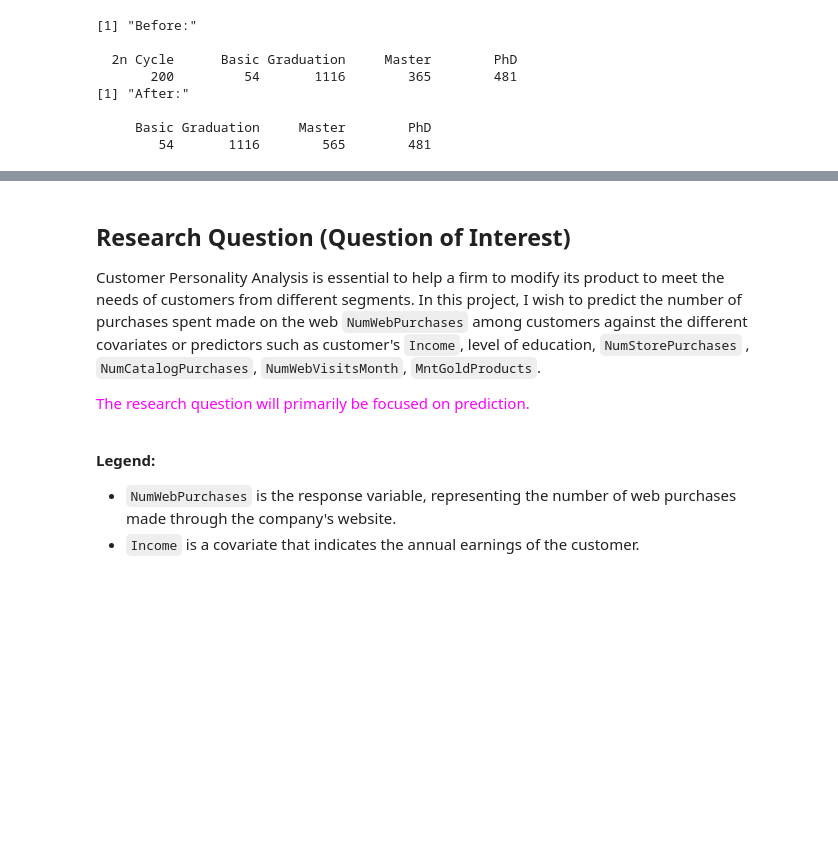
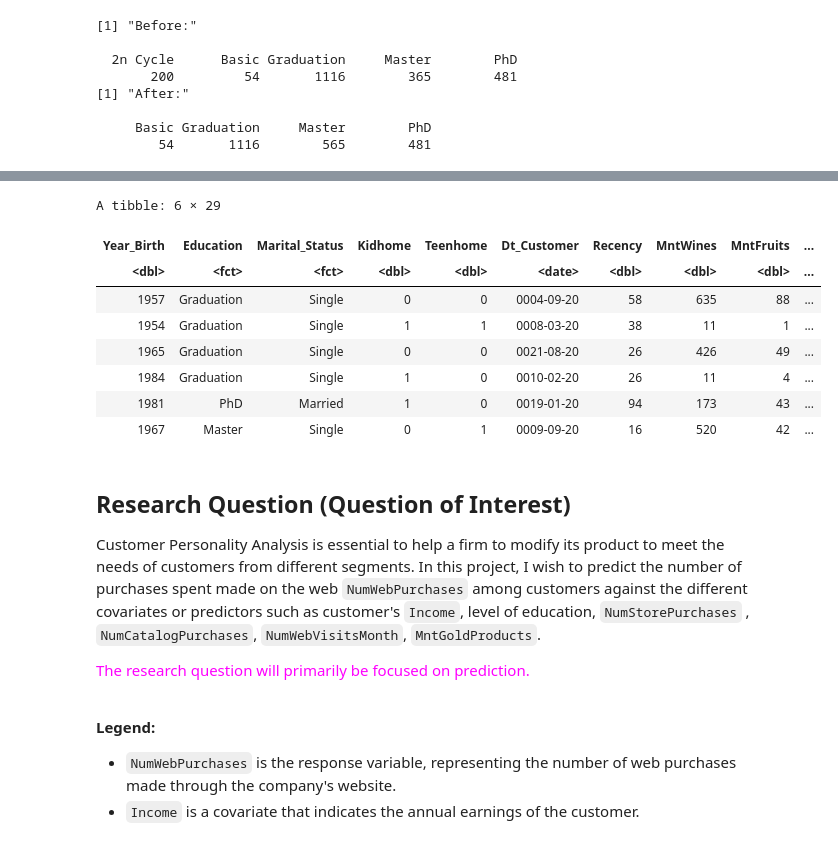
Before and after one commit to DrakenRaptor/STAT301_ProjectGrp26, a Jupyter notebook: STAT301 Grp 26 Project Final.ipynb, the cells around one changed output, grey strips where cells are left out. Cells and saved outputs as stored; diff of their text form; code cells hidden in the pictures; blank space fills up the shorter version.

```diff
--- a/STAT301 Grp 26 Project Final.ipynb
+++ b/STAT301 Grp 26 Project Final.ipynb
@@ -228,3 +294,16 @@ print(table(market_data$Education))
+# %%
+# Result
+head(market_data)
+# %% [output]
+A tibble: 6 × 29
+| Year_Birth | Education | Marital_Status | Kidhome | Teenhome | Dt_Customer | Recency | MntWines | MntFruits | ... |
+| <dbl> | <fct> | <fct> | <dbl> | <dbl> | <date> | <dbl> | <dbl> | <dbl> | ... |
+| 1957 | Graduation | Single | 0 | 0 | 0004-09-20 | 58 | 635 | 88 | ... |
+| 1954 | Graduation | Single | 1 | 1 | 0008-03-20 | 38 | 11 | 1 | ... |
+| 1965 | Graduation | Single | 0 | 0 | 0021-08-20 | 26 | 426 | 49 | ... |
+| 1984 | Graduation | Single | 1 | 0 | 0010-02-20 | 26 | 11 | 4 | ... |
+| 1981 | PhD | Married | 1 | 0 | 0019-01-20 | 94 | 173 | 43 | ... |
+| 1967 | Master | Single | 0 | 1 | 0009-09-20 | 16 | 520 | 42 | ... |
 # %% [markdown]
 ## Research Question (Question of Interest)
 
```
Also changed, not shown: parts of 16 cells of this notebook.
